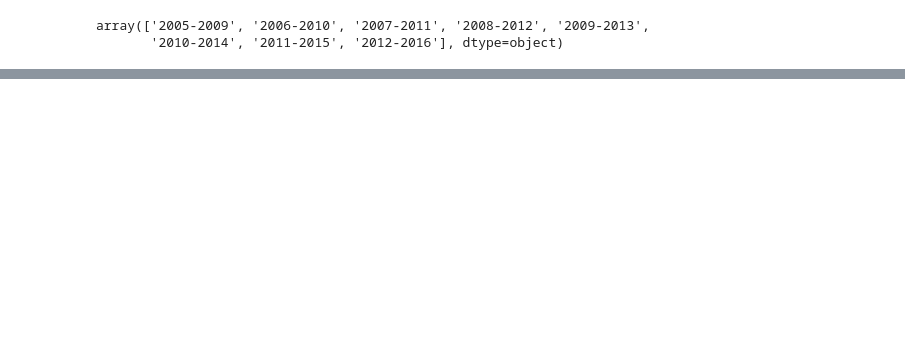
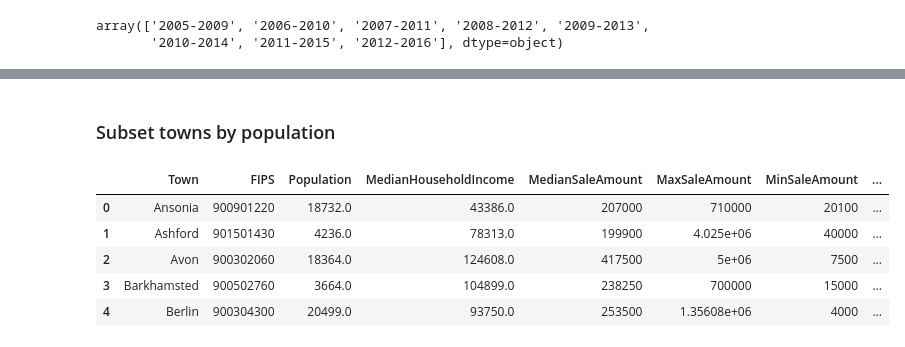
Before and after one commit to jamiekasulis/ct_real_estate_sales, a Jupyter notebook: Data Exploration.ipynb, the cells around one changed output, grey strips where cells are left out. Saved outputs shown, nothing was run; the diff lists cells and outputs as text; code cells hidden in the pictures; blank space fills up the shorter version.

```diff
--- a/Data Exploration.ipynb
+++ b/Data Exploration.ipynb
@@ -1263,0 +832,5 @@ town_income_df.tail()
+# %%
+# Reorder columns for better readability
+town_df_copy = town_df_copy[['Town', 'FIPS', 'Population',
+                   'MedianHouseholdIncome', 'MedianSaleAmount', 'MaxSaleAmount', 'MinSaleAmount',
+                   'MedianAssessedValue', 'MaxAssessedValue', 'MinAssessedValue', 'MaxSalesRatio', 'MinSalesRatio']]
@@ -1263,0 +841,13 @@ town_income_df.tail()
+# %%
+town_df = town_df_copy
+# %% [markdown]
+### Subset towns by population
+# %%
+town_df.head()
+# %% [output]
+|  | Town | FIPS | Population | MedianHouseholdIncome | MedianSaleAmount | MaxSaleAmount | MinSaleAmount | ... |
+| 0 | Ansonia | 900901220 | 18732.0 | 43386.0 | 207000 | 710000 | 20100 | ... |
+| 1 | Ashford | 901501430 | 4236.0 | 78313.0 | 199900 | 4.025e+06 | 40000 | ... |
+| 2 | Avon | 900302060 | 18364.0 | 124608.0 | 417500 | 5e+06 | 7500 | ... |
+| 3 | Barkhamsted | 900502760 | 3664.0 | 104899.0 | 238250 | 700000 | 15000 | ... |
+| 4 | Berlin | 900304300 | 20499.0 | 93750.0 | 253500 | 1.35608e+06 | 4000 | ... |
```
Also changed, not shown: parts of 77 cells of this notebook.
